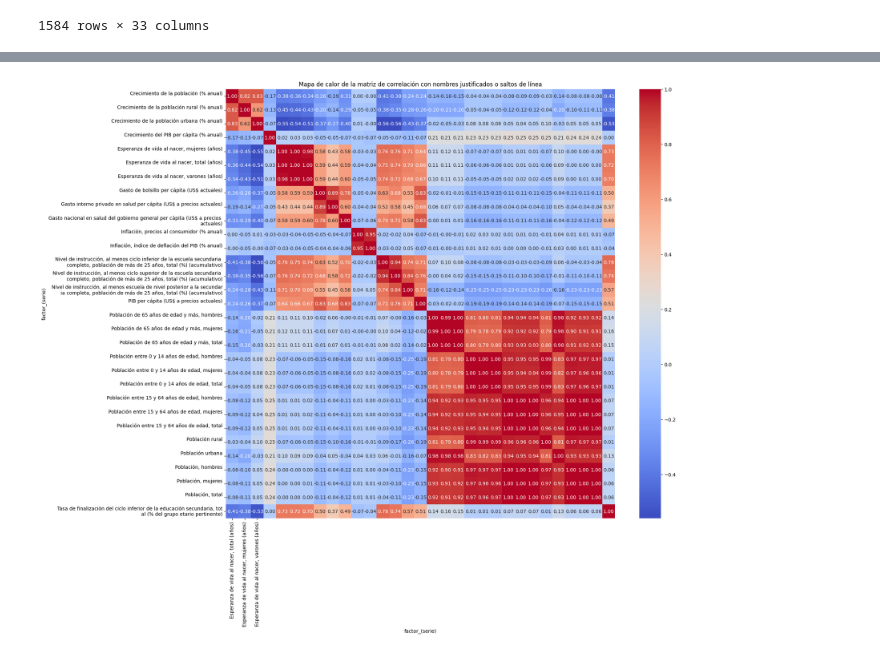
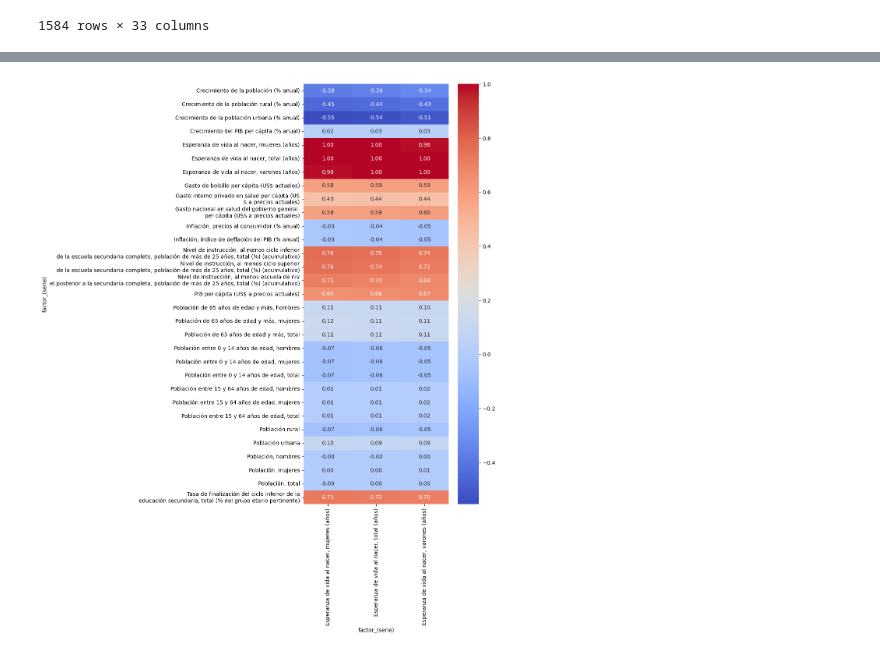
Before and after one commit to fercof87/PF-Esperanza-De-Vida, a Jupyter notebook: EDA/EDA/EDA_merge.ipynb, the cells around one changed output, grey strips where cells are left out. Cells and saved outputs as stored; diff of their text form; code cells hidden in the pictures.

```diff
--- a/EDA/EDA/EDA_merge.ipynb
+++ b/EDA/EDA/EDA_merge.ipynb
@@ -77,6 +77,9 @@ df_pivoted
 | 1582 | Venezuela | 2021 | -1.025179 | -1.418423 | -0.973083 | ... |
 | 1583 | Venezuela | 2022 | 0.360447 | -0.094537 | 0.420433 | ... |
 1584 rows × 33 columns
+# %%
+columnas_a_eliminar =['país','Año']
+df_pivoted = df_pivoted.drop(columnas_a_eliminar, axis=1)
 # %%
 df_pivoted.isna().sum()
 # %% [output]
@@ -154,21 +103,22 @@ matriz_correlacion_reorganizado
 # %%
+# Supongamos que df_pivoted es tu DataFrame y estas son las columnas relevantes
+columnas_relevantes = ["Esperanza de vida al nacer, mujeres (años)",
+                       "Esperanza de vida al nacer, total (años)",
+                       "Esperanza de vida al nacer, varones (años)"]  # Reemplaza con los nombres reales de tus variables
 
+# Crear el gráfico de correlación
+plt.figure(figsize=(6, 14))
 
-# Suponiendo que 'matriz_correlacion' es tu matriz de correlación
+# Obtener los nombres de las columnas
+nombres_columnas = df_pivoted.columns
 
-plt.figure(figsize=(18, 16))
-ejex = ['Esperanza de vida al nacer, total (años)',
-'Esperanza de vida al nacer, mujeres (años)',
- 'Esperanza de vida al nacer, varones (años)']
-# Modificar los nombres de las columnas para que tengan saltos de línea o estén justificados
-# Ejemplo: insertar un salto de línea si el nombre es muy largo
-nuevos_nombres_columnas = [nombre[:71] + '\n' + nombre[71:] if len(nombre) > 10 else nombre for nombre in matriz_correlacion_reorganizado.columns]
+# Aplicar un salto de línea si el nombre es muy largo para todas las columnas excepto las tres variables de interés
+nuevos_nombres_columnas = [nombre[:45] + '\n' + nombre[45:] if len(nombre) > 48 and nombre not in columnas_relevantes else nombre for nombre in nombres_columnas]
 
-# Crear el mapa de calor con los nombres modificados
-sns.heatmap(matriz_correlacion_reorganizado, annot=True, cmap='coolwarm', fmt='.2f',
-            xticklabels=ejex, yticklabels=nuevos_nombres_columnas)
+# Crear el mapa de calor con los nuevos nombres
+sns.heatmap(df_pivoted.corr()[columnas_relevantes], annot=True, cmap='coolwarm', fmt='.2f',yticklabels=nuevos_nombres_columnas)
 
-plt.title('Mapa de calor de la matriz de correlación con nombres justificados o saltos de línea')
+# Mostrar el gráfico
 plt.show()
 # %% [output]
-[figure, old version]
+[figure, new version]
```
Also changed, not shown: parts of 5 cells of this notebook, 10 other files.
